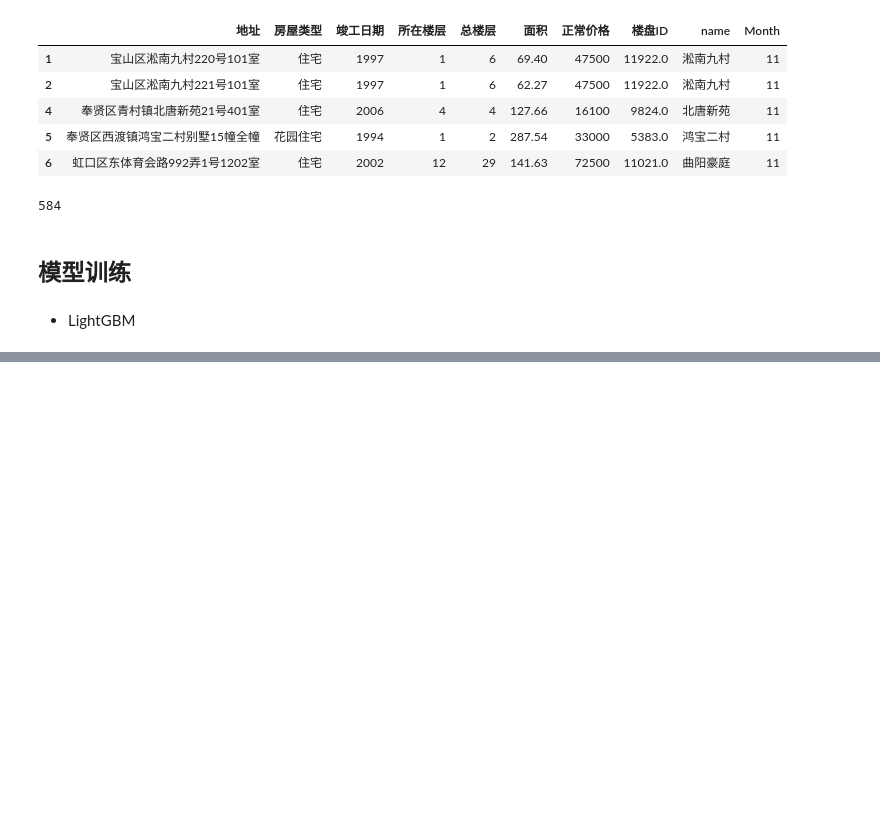
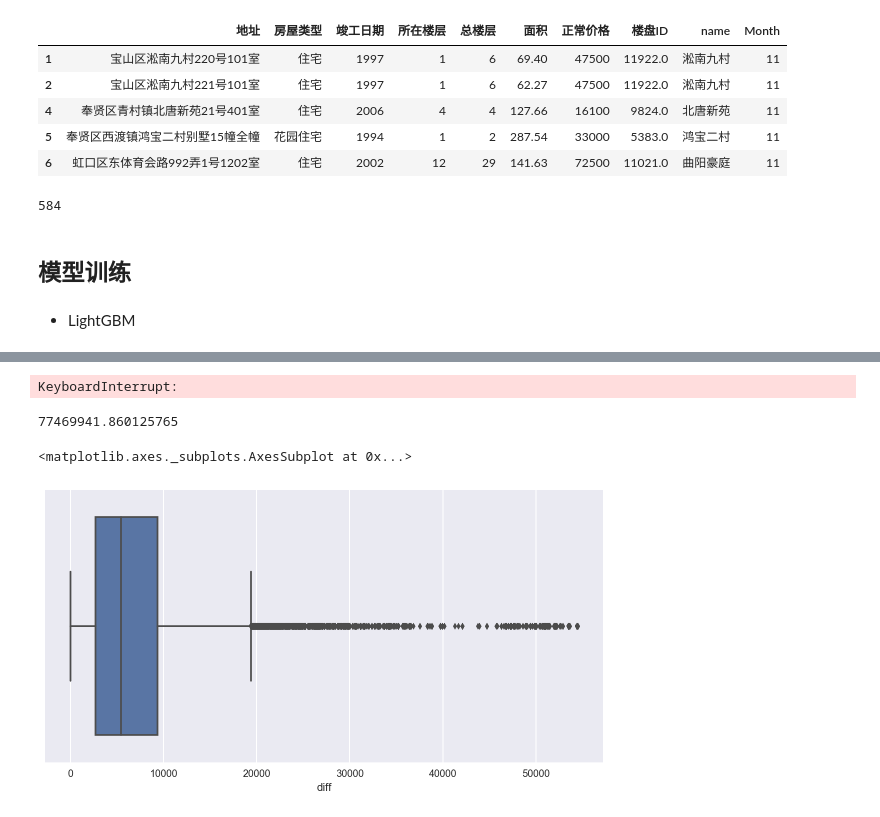
Before and after one commit to FlareActor/SH_HPP, a Jupyter notebook: kernel.ipynb, the cells around one changed output, grey strips where cells are left out. Drawn from its saved outputs; the diff is of its cells as text; code cells hidden in the pictures; blank space fills up the shorter version.

```diff
--- a/kernel.ipynb
+++ b/kernel.ipynb
@@ -14,6 +14,8 @@ from scipy.stats import skew
 
 # 小区名正则过滤
 name_filter=lambda x:re.sub(r'\(.*?\)', '', re.sub(r'\（.*?\）', '', x))
+# 楼层映射
+floor_map=lambda x:list(pd.cut(x,[0,3,6,9,np.inf],labels=['低层','多层','小高层','高层']))
 # %% [markdown]
 ## 加载数据
 # %%
@@ -707,13 +727,21 @@ y_train=all_df.loc[x_train.index].unit_price
 # %%
+x_train,y_train,x_test,y_test=make_train_test()
+
+# 将离散型变量转换成整型，用于lgb训练
 from sklearn.preprocessing import LabelEncoder
 
-# 将离散型变量转换成整型，用于lgb训练
-# area_le=LabelEncoder() # 大版块
 name_le=LabelEncoder() # 小区名
 plate_le=LabelEncoder() # 小板块
 
-# x_train.area=area_le.fit_transform(x_train.area)
 x_train.name=name_le.fit_transform(x_train.name)
+x_test.name=name_le.transform(x_test.name)
+
 x_train.Plate=plate_le.fit_transform(x_train.Plate)
-# x_train.Source=x_train.Source.replace({'房天下':0,'链家':1})
-x_train.floor_section=x_train.floor_section.replace({'低层':0,'小高层':1,'多层':2,'高层':3})
+x_test.Plate=plate_le.transform(x_test.Plate)
+
+section_map={'低层':0,'小高层':1,'多层':2,'高层':3}
+x_train.floor_section=x_train.floor_section.replace(section_map)
+x_test.floor_section=x_test.floor_section.replace(section_map)
+
+x_train.drop('name',inplace=True,axis=1)
+x_test.drop('name',inplace=True,axis=1)
@@ -734,10 +753,10 @@ from sklearn.metrics import mean_squared_error
 params = {
     'objective': 'regression',
     'metric': 'mse',
-    'learning_rate':0.01,
+    'learning_rate':0.1,
     'feature_fraction': 0.6,
-    'max_depth': 12,
-    'num_leaves':180,
+    'max_depth': 14,
+    'num_leaves':220,
     'bagging_fraction': 0.6,
     'bagging_freq':5,
     'min_data_in_leaf':10,
@@ -751,5 +770,6 @@ def eval_error(pred, df):
     score = mean_squared_error(df.get_label(),pred)
     return ('mse',score,False)
 
-lgb_train = lgb.Dataset(x_train,y_train,categorical_feature=['name','Plate','floor_section'])
-gbm = lgb.cv(params,lgb_train,num_boost_round=3000,early_stopping_rounds=20,feval=eval_error,nfold=3)
+lgb_train = lgb.Dataset(x_train,y_train,categorical_feature=['Plate','floor_section'])
+# gbm = lgb.cv(params,lgb_train,num_boost_round=3000,early_stopping_rounds=20,feval=eval_error,nfold=3)
+gbm = lgb.train(params,lgb_train,num_boost_round=2500)
@@ -757,0 +779,6 @@ gbm
+# %%
+# 训练误差
+y_pred_train=gbm.predict(x_train)
+mean_squared_error(y_pred_train,y_train)
+# %% [output]
+KeyboardInterrupt:
@@ -757,0 +789,14 @@ gbm
+# %%
+# 测试误差
+y_pred_test=gbm.predict(x_test)
+mean_squared_error(y_pred_test,y_test)
+# %% [output]
+77469941.860125765
+# %%
+df_test=pd.DataFrame({'pred':y_pred_test,'true':y_test})
+df_test['diff']=np.abs(df_test.pred-df_test.true)
+sns.set({'figure.figsize':(10,5)})
+sns.boxplot(df_test['diff'])
+# %% [output]
+<matplotlib.axes._subplots.AxesSubplot at 0x...>
+[figure, added]
```
Also changed, not shown: parts of 20 cells of this notebook.
